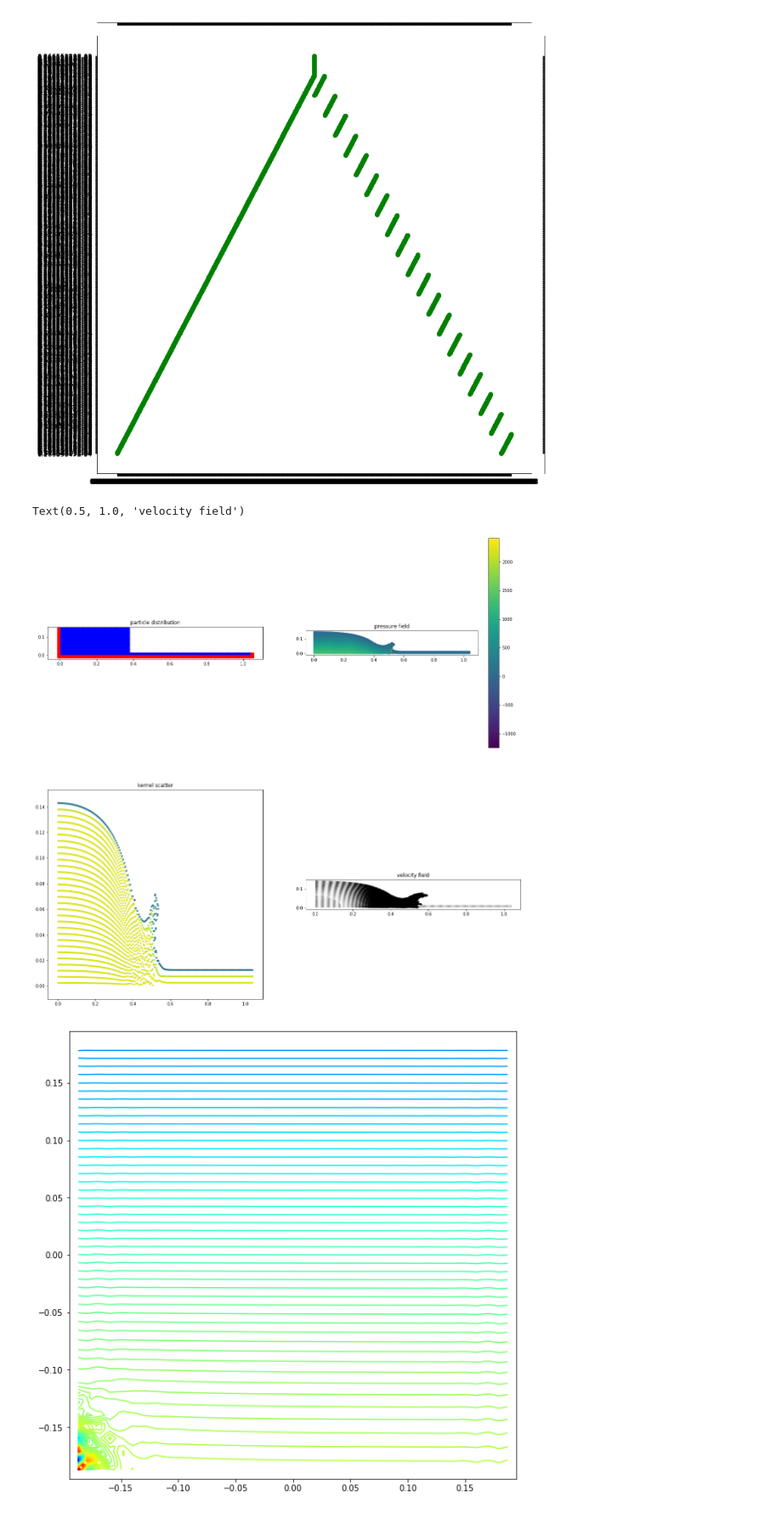
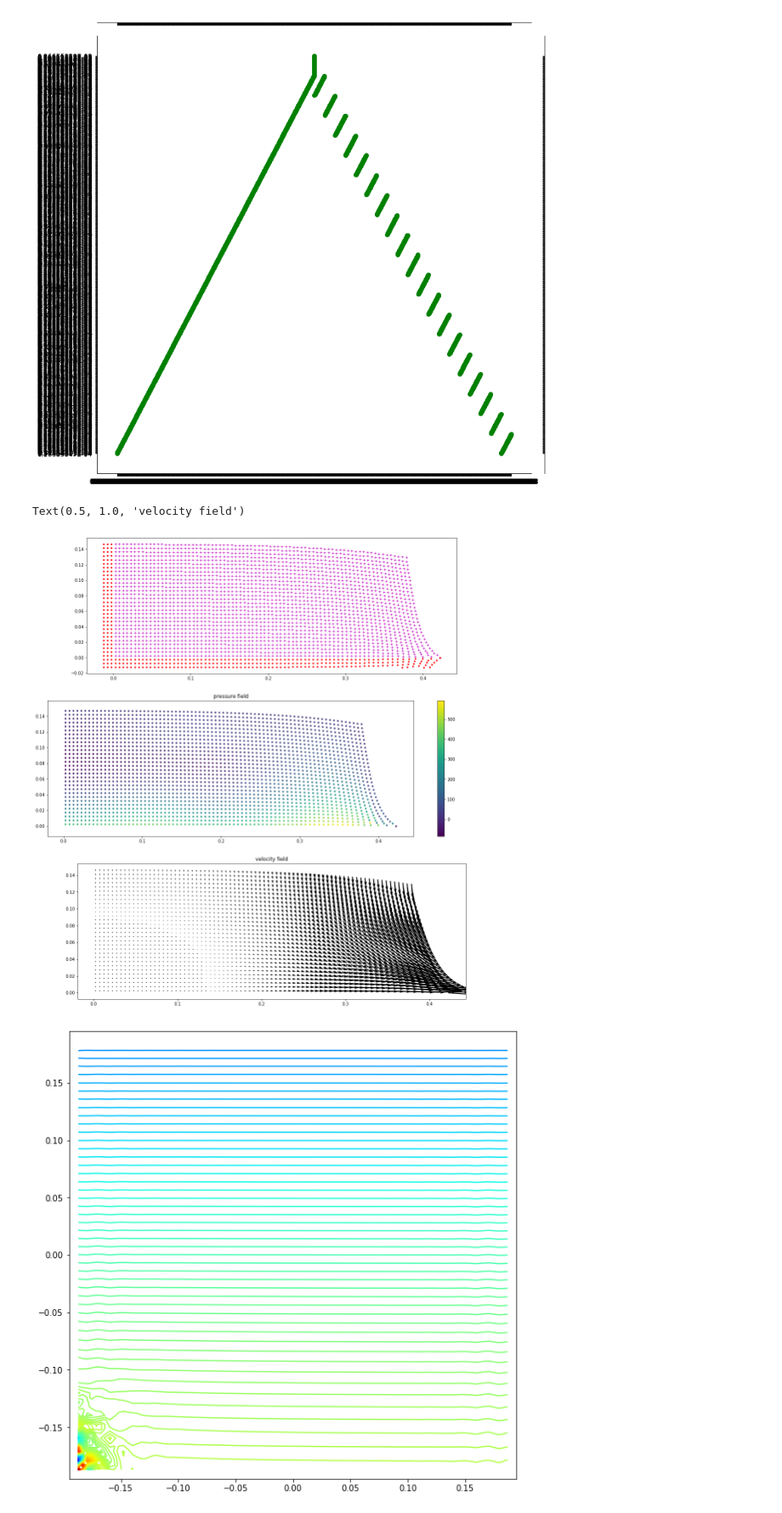
Before and after one commit to Jinx134235/static-water, a Jupyter notebook: particle&pressure plot.ipynb, the cells around one changed output. Shown at 85% size. Cells and saved outputs as stored; diff of their text form; code cells hidden in the pictures.

```diff
--- a/particle&pressure plot.ipynb
+++ b/particle&pressure plot.ipynb
@@ -30,7 +30,7 @@ steps=1000
 xl = 0.195 #size of the domain, divided by 2
 data1 = np.loadtxt('../data/f_xv.dat')
 data0 = np.loadtxt('../data/ini_xv.dat')
-#data2 = np.loadtxt('../data/xv_vp.dat')
+data2 = np.loadtxt('../data/xv_vp.dat')
 data3 = np.loadtxt('../data/kernel.dat')
 exdata = np.loadtxt('../data/f_state.dat')
 data4 = np.loadtxt('../data/pcenter.dat')
@@ -41,53 +41,55 @@ x2 = data1[:,1]
 y2 = data1[:,2]
 u2 = data1[:,3]
 v2 = data1[:,4]
-x3 = data5[:,1]
-y3 = data5[:,2]
+x3 = data2[:,1]
+y3 = data2[:,2]
 kernel1 = data3[:npts,1]
 kernel2 = data3[npts:,1]
 fig, ax = plt.subplots(figsize=(20, 20))
 ax.set_title('wcsph results, fluid particle:%d,timestep:%d'%(npts,steps))
-init = plt.subplot(221,aspect=1.0)
-init.plot(x0,y0,'.b',x3,y3,'.r')
-#init.plot(x2,y2,'+m',x3,y3,'.r')
-init.set_title('particle distribution')
+init = plt.subplot(311,aspect=1.0)
+#for i in range(len(x2)):
+#    if x2[i]>=0.38:
+#        init.plot(x2[i],y2[i],'.b')
+init.plot(x2,y2,'+m',x3,y3,'.r')
+#init.set_title('particle distribution')
 
 pressure = exdata[:,3]
 density = exdata[:,2]
 energy = exdata[:,4]
 xi = np.linspace(-xl,xl,100)
 yi = np.linspace(-xl,xl,100)
 #m=np.log10(pressure)
 # grid the data.
 zi = griddata(x2,y2,pressure,xi,yi,interp='linear')
 # contour the gridded data, plotting dots at the randomly spaced data points.
-CS = plt.subplot(222,aspect=1.0)
+CS = plt.subplot(312,aspect=1.0)
 im2 = CS.scatter(x2,y2,10,pressure)
 #im2 = CS.contour(xi,yi,zi,200,cmap=plt.cm.jet)
 #fmt = ticker.LogFormatterMathtext()
 #fmt.create_dummy_axis()
 #CS.clabel(im2, im2.levels[::2])
 fig.colorbar(im2,ax=CS,pad=0.05)
 CS.set_title('pressure field') #both contour & scatter are used
 
-ccs = plt.subplot(223)
+#ccs = plt.subplot(223)
 #x2.append(x3)
 #y2.append(y3)
-im3 = ccs.scatter(x2,y2,10,kernel1)
-ccs.set_title('kernel scatter')
+#im3 = ccs.scatter(x2,y2,10,kernel1)
+#ccs.set_title('kernel scatter')
 
-vel = plt.subplot(224,aspect=1.0)
+vel = plt.subplot(313,aspect=1.0)
 vel.quiver(x2,y2,u2,v2)
 vel.set_title('velocity field')
 
 #den = plt.subplot(224)
 #zii = griddata(x2,y2,pressure,xi,yi,interp='linear')
 #im3 = den.contour(xi,yi,zii,200,cmap=plt.cm.jet)
 #fig.colorbar(im3, ax =den,pad=0.05)
 #den.set_title('density field')
 # %% [output]
 Text(0.5, 1.0, 'velocity field')
-[figure, old version]
+[figure, new version]
 # %%
 fig, ax = plt.subplots(figsize=(10, 10))
 CS = plt.subplot(111,aspect=1.0)
```
Also changed, not shown: 5 other files.
